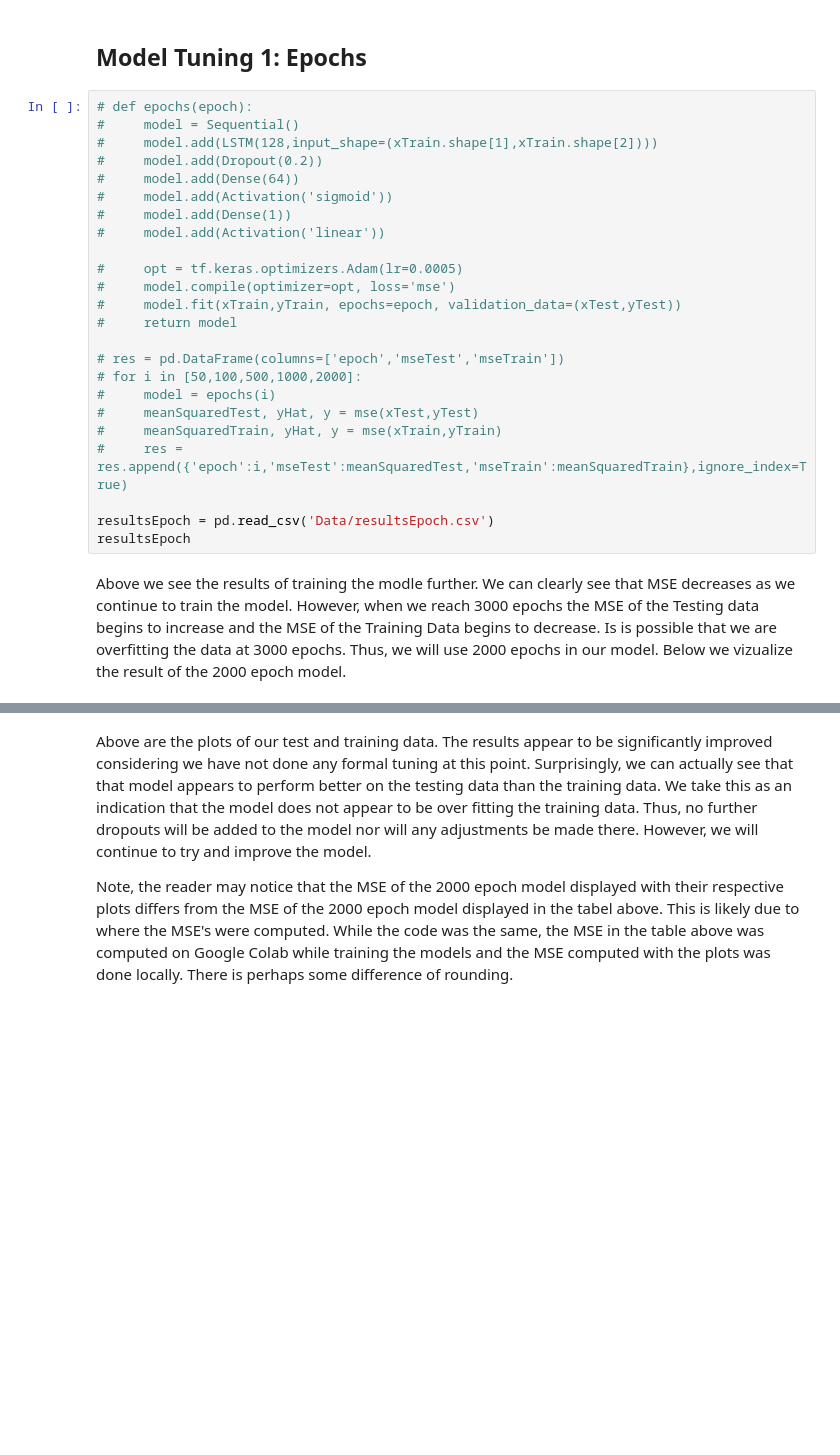
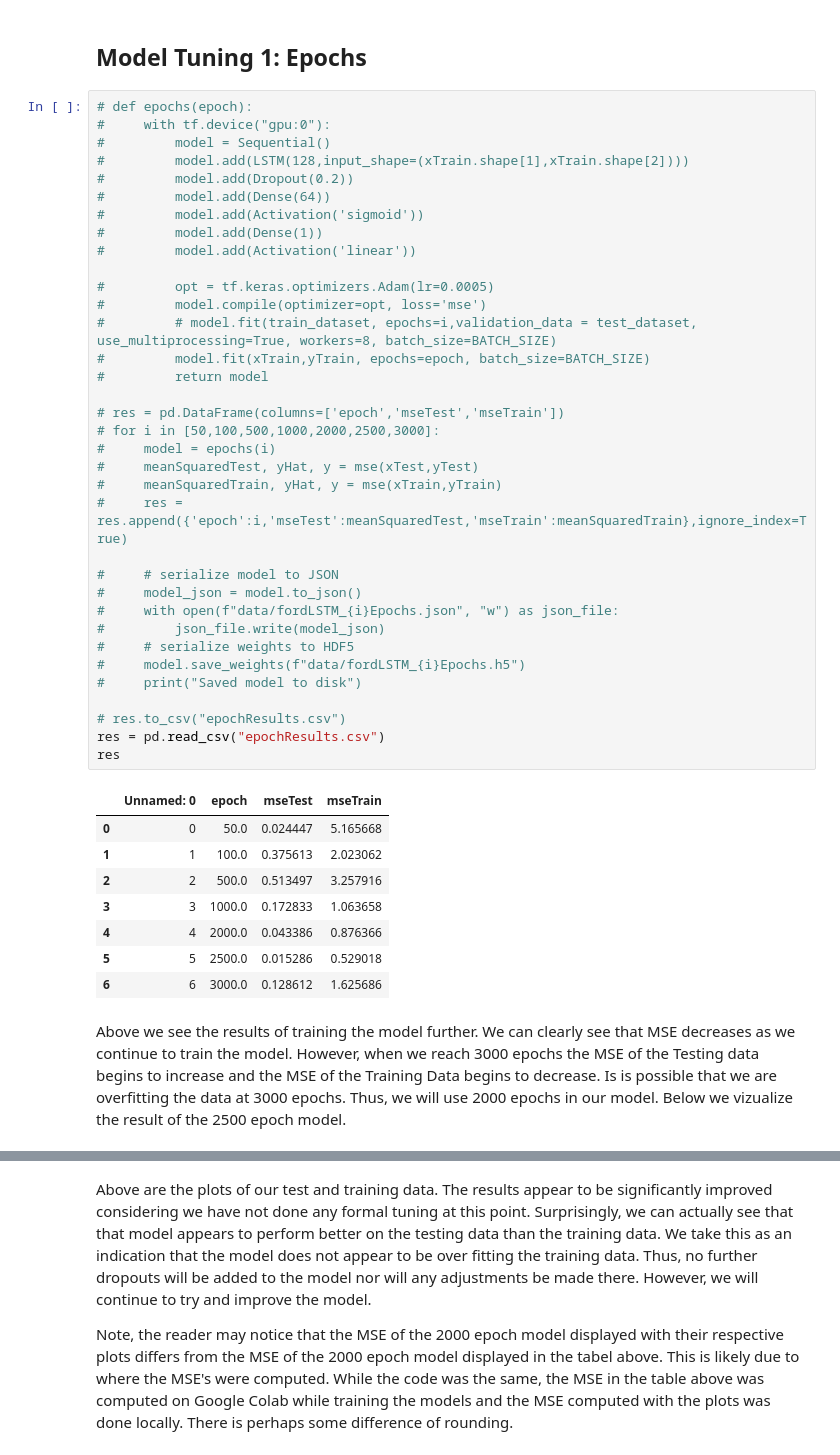
Before and after one commit to avickars/Deep-Learning-Stock-Trading-Model, a Jupyter notebook: neauralNetwork.ipynb, the cells around one changed output, grey strips where cells are left out. Drawn from its saved outputs; the diff is of its cells as text; blank space fills up the shorter version.

```diff
--- a/neauralNetwork.ipynb
+++ b/neauralNetwork.ipynb
@@ -142,29 +323,49 @@ We can see the results of our model above.  We can see our model begin to take t
 ## Model Tuning 1: Epochs
 # %%
 # def epochs(epoch):
-#     model = Sequential()
-#     model.add(LSTM(128,input_shape=(xTrain.shape[1],xTrain.shape[2])))
-#     model.add(Dropout(0.2))
-#     model.add(Dense(64))
-#     model.add(Activation('sigmoid'))
-#     model.add(Dense(1))
-#     model.add(Activation('linear'))
+#     with tf.device("gpu:0"):
+#         model = Sequential()
+#         model.add(LSTM(128,input_shape=(xTrain.shape[1],xTrain.shape[2])))
+#         model.add(Dropout(0.2))
+#         model.add(Dense(64))
+#         model.add(Activation('sigmoid'))
+#         model.add(Dense(1))
+#         model.add(Activation('linear'))
 
-#     opt = tf.keras.optimizers.Adam(lr=0.0005)
-#     model.compile(optimizer=opt, loss='mse')
-#     model.fit(xTrain,yTrain, epochs=epoch, validation_data=(xTest,yTest))
-#     return model
+#         opt = tf.keras.optimizers.Adam(lr=0.0005)
+#         model.compile(optimizer=opt, loss='mse')
+#         # model.fit(train_dataset, epochs=i,validation_data = test_dataset, use_multiprocessing=True, workers=8, batch_size=BATCH_SIZE)
+#         model.fit(xTrain,yTrain, epochs=epoch, batch_size=BATCH_SIZE)
+#         return model
 
 # res = pd.DataFrame(columns=['epoch','mseTest','mseTrain'])
-# for i in [50,100,500,1000,2000]:
+# for i in [50,100,500,1000,2000,2500,3000]:
 #     model = epochs(i)
 #     meanSquaredTest, yHat, y = mse(xTest,yTest)
 #     meanSquaredTrain, yHat, y = mse(xTrain,yTrain)
 #     res = res.append({'epoch':i,'mseTest':meanSquaredTest,'mseTrain':meanSquaredTrain},ignore_index=True)
 
-resultsEpoch = pd.read_csv('Data/resultsEpoch.csv')
-resultsEpoch
+#     # serialize model to JSON
+#     model_json = model.to_json()
+#     with open(f"data/fordLSTM_{i}Epochs.json", "w") as json_file:
+#         json_file.write(model_json)
+#     # serialize weights to HDF5
+#     model.save_weights(f"data/fordLSTM_{i}Epochs.h5")
+#     print("Saved model to disk")
+
+# res.to_csv("epochResults.csv")
+res = pd.read_csv("epochResults.csv")
+res
+# %% [output]
+|  | Unnamed: 0 | epoch | mseTest | mseTrain |
+| 0 | 0 | 50.0 | 0.024447 | 5.165668 |
+| 1 | 1 | 100.0 | 0.375613 | 2.023062 |
+| 2 | 2 | 500.0 | 0.513497 | 3.257916 |
+| 3 | 3 | 1000.0 | 0.172833 | 1.063658 |
+| 4 | 4 | 2000.0 | 0.043386 | 0.876366 |
+| 5 | 5 | 2500.0 | 0.015286 | 0.529018 |
+| 6 | 6 | 3000.0 | 0.128612 | 1.625686 |
 # %% [markdown]
-Above we see the results of training the modle further.  We can clearly see that MSE decreases as we continue to train the model.  However, when we reach 3000 epochs the MSE of the Testing data begins to increase and the MSE of the Training Data begins to decrease.  Is is possible that we are overfitting the data at 3000 epochs.  Thus, we will use 2000 epochs in our model.  Below we vizualize the result of the 2000 epoch model.
+Above we see the results of training the model further.  We can clearly see that MSE decreases as we continue to train the model.  However, when we reach 3000 epochs the MSE of the Testing data begins to increase and the MSE of the Training Data begins to decrease.  Is is possible that we are overfitting the data at 3000 epochs.  Thus, we will use 2000 epochs in our model.  Below we vizualize the result of the 2500 epoch model.
 # %%
 # CITATION: https://machinelearningmastery.com/save-load-keras-deep-learning-models/
```
Also changed, not shown: parts of 22 cells of this notebook, 15 other files.
